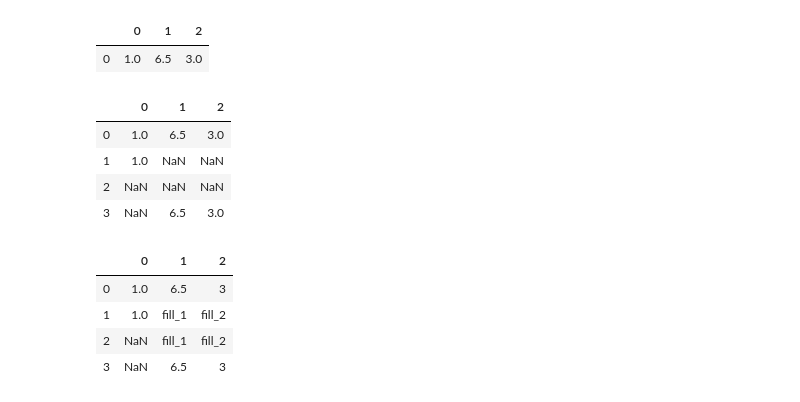
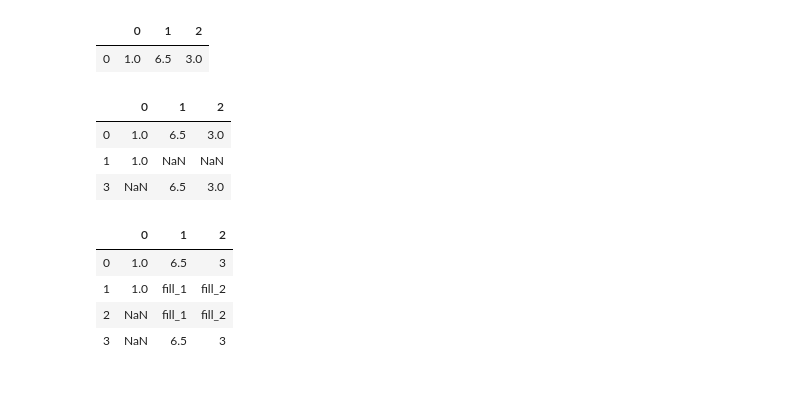
Before and after one commit to GuilinXie/Pandas, a Jupyter notebook: pandasFrequentFuctions.ipynb, the cells around one changed output. Saved outputs shown, nothing was run; the diff lists cells and outputs as text; code cells hidden in the pictures.

```diff
--- a/pandasFrequentFuctions.ipynb
+++ b/pandasFrequentFuctions.ipynb
@@ -413,13 +413,11 @@ f.dropna()
 |  | 0 | 1 | 2 |
 | 0 | 1.0 | 6.5 | 3.0 |
 # %%
-f.dropna(how="all",axis=1,inplace=False)
-f
+f.dropna(how="all",axis=0,inplace=False)
 # %% [output]
 |  | 0 | 1 | 2 |
 | 0 | 1.0 | 6.5 | 3.0 |
 | 1 | 1.0 | NaN | NaN |
-| 2 | NaN | NaN | NaN |
 | 3 | NaN | 6.5 | 3.0 |
 # %%
 f.fillna({1:"fill_1",2:"fill_2"})
```
Also changed, not shown: parts of 20 cells of this notebook.
